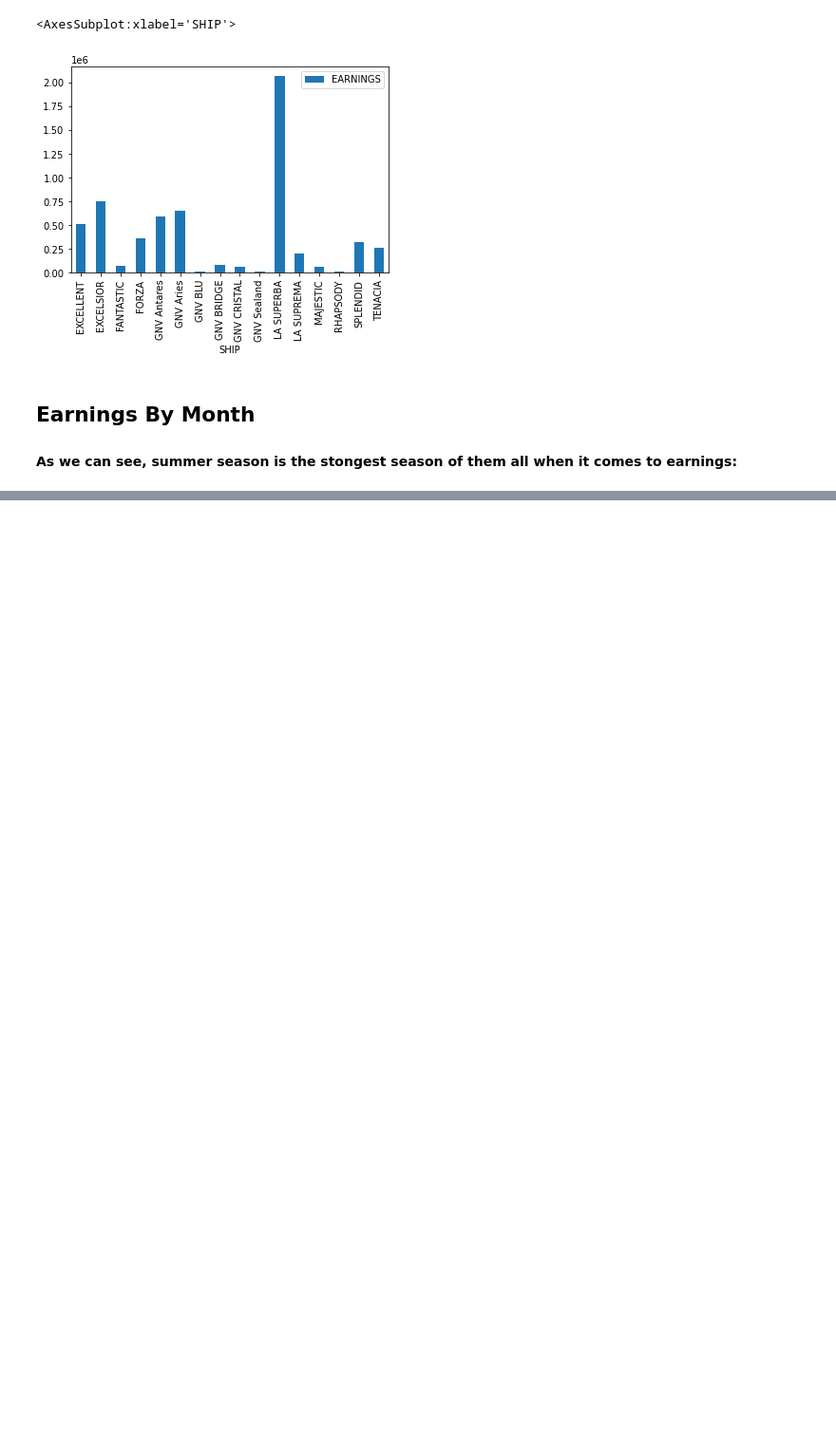
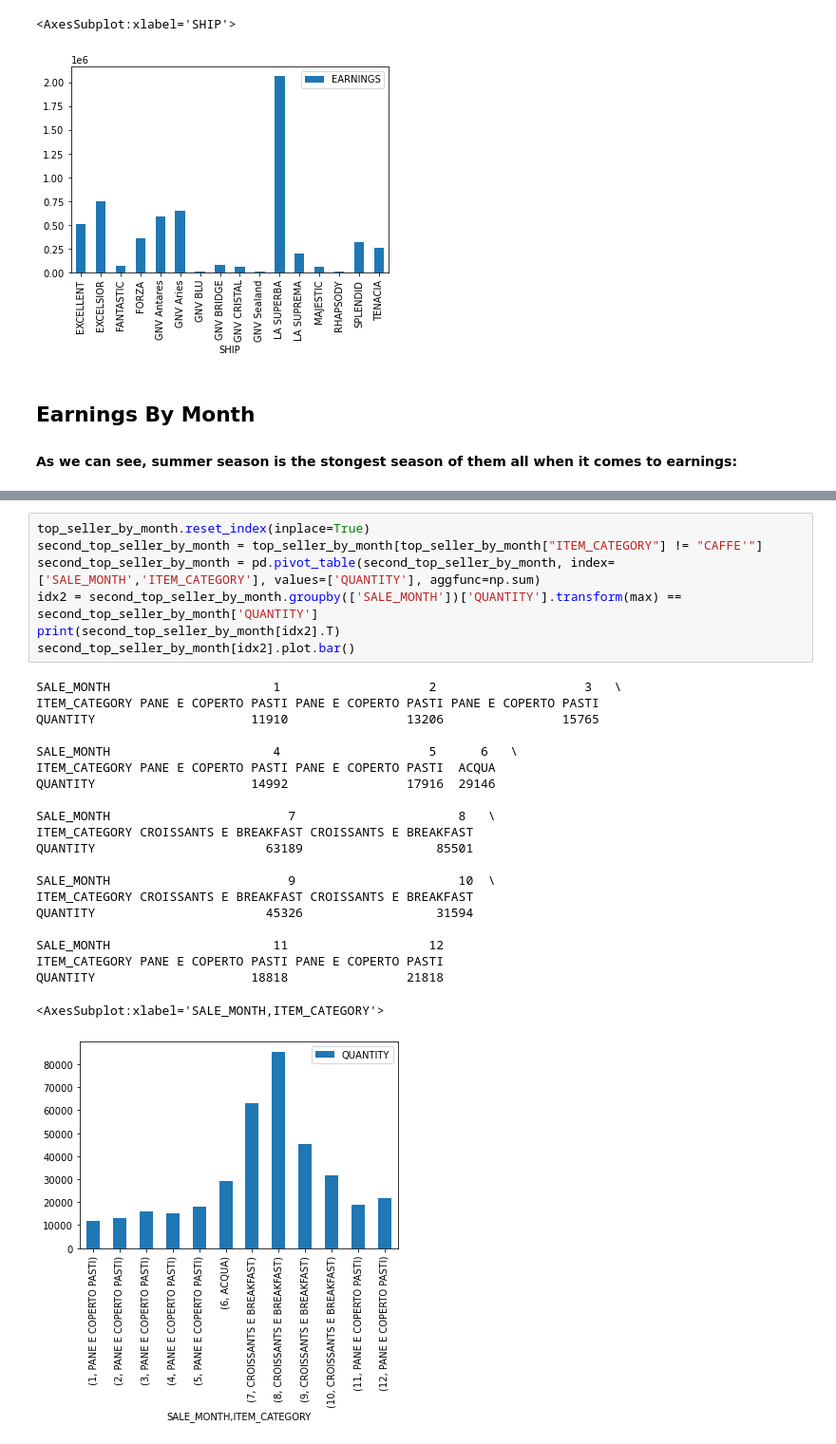
Before and after one commit to nirlevy11998/Academy.DataScience.MenuOptimization, a Jupyter notebook: ItalyMenu.ipynb, the cells around one changed output, grey strips where cells are left out. Shown: that part at 95% size. Saved outputs shown, nothing was run; the diff lists cells and outputs as text; blank space fills up the shorter version.

```diff
--- a/ItalyMenu.ipynb
+++ b/ItalyMenu.ipynb
@@ -93,0 +167,29 @@ earnings_by_month.plot.bar()
+# %%
+top_seller_by_month.reset_index(inplace=True)
+second_top_seller_by_month = top_seller_by_month[top_seller_by_month["ITEM_CATEGORY"] != "CAFFE'"]
+second_top_seller_by_month = pd.pivot_table(second_top_seller_by_month, index=['SALE_MONTH','ITEM_CATEGORY'], values=['QUANTITY'], aggfunc=np.sum)
+idx2 = second_top_seller_by_month.groupby(['SALE_MONTH'])['QUANTITY'].transform(max) == second_top_seller_by_month['QUANTITY']
+print(second_top_seller_by_month[idx2].T)
+second_top_seller_by_month[idx2].plot.bar()
+# %% [output]
+SALE_MONTH                      1                    2                    3   \
+ITEM_CATEGORY PANE E COPERTO PASTI PANE E COPERTO PASTI PANE E COPERTO PASTI
+QUANTITY                     11910                13206                15765
+
+SALE_MONTH                      4                    5      6   \
+ITEM_CATEGORY PANE E COPERTO PASTI PANE E COPERTO PASTI  ACQUA
+QUANTITY                     14992                17916  29146
+
+SALE_MONTH                        7                      8   \
+ITEM_CATEGORY CROISSANTS E BREAKFAST CROISSANTS E BREAKFAST
+QUANTITY                       63189                  85501
+
+SALE_MONTH                        9                      10  \
+ITEM_CATEGORY CROISSANTS E BREAKFAST CROISSANTS E BREAKFAST
+QUANTITY                       45326                  31594
+
+SALE_MONTH                      11                   12
+ITEM_CATEGORY PANE E COPERTO PASTI PANE E COPERTO PASTI
+QUANTITY                     18818                21818
+<AxesSubplot:xlabel='SALE_MONTH,ITEM_CATEGORY'>
+[figure, added]
```
Also changed, not shown: parts of 12 cells of this notebook.
